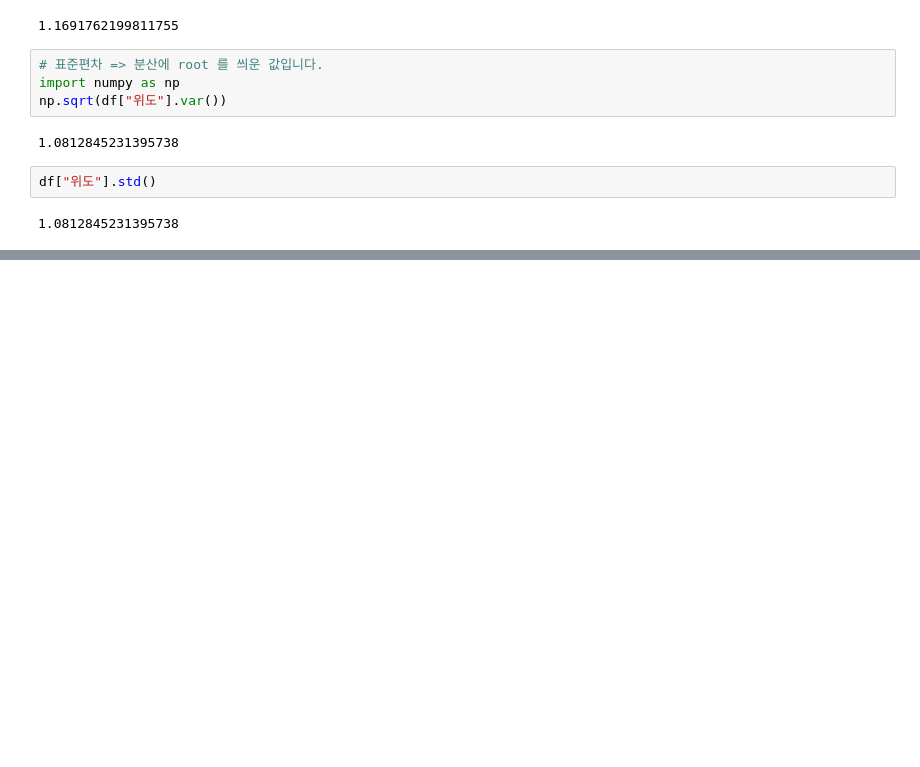
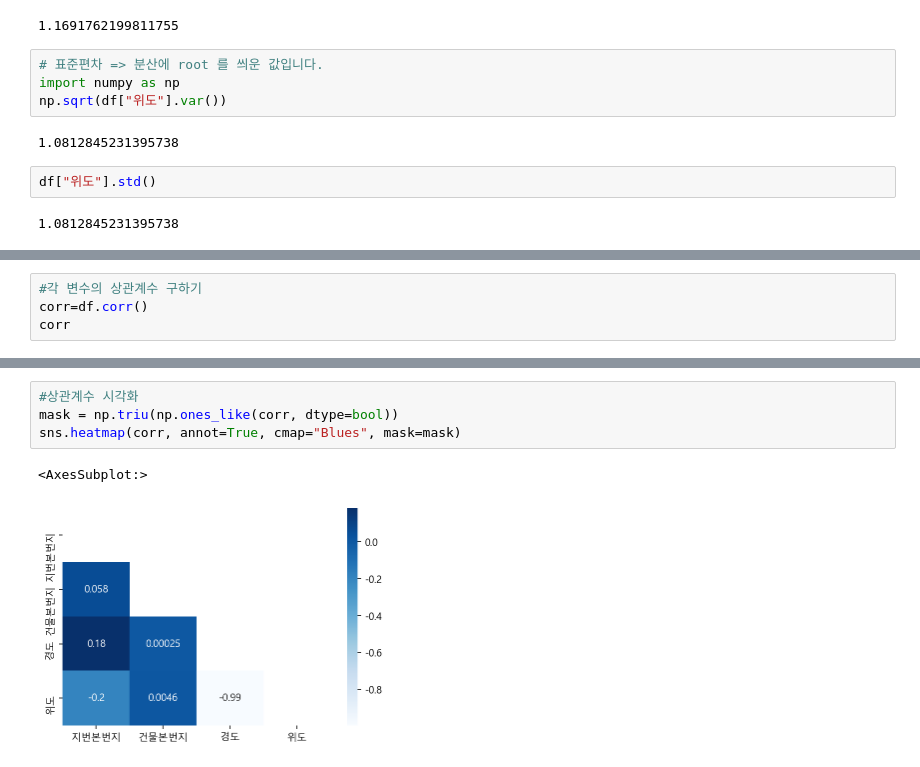
Before and after one commit to pmj3590/inflearn_opendata, a Jupyter notebook: store.ipynb, the cells around one changed output, grey strips where cells are left out. Saved outputs shown, nothing was run; the diff lists cells and outputs as text; blank space fills up the shorter version.

```diff
--- a/store.ipynb
+++ b/store.ipynb
@@ -556,0 +596,4 @@ df["위도"].std()
+# %%
+#각 변수의 상관계수 구하기
+corr=df.corr()
+corr
@@ -556,0 +606,7 @@ df["위도"].std()
+# %%
+#상관계수 시각화
+mask = np.triu(np.ones_like(corr, dtype=bool))
+sns.heatmap(corr, annot=True, cmap="Blues", mask=mask)
+# %% [output]
+<AxesSubplot:>
+[figure, added]
```
Also changed, not shown: parts of 21 cells of this notebook.
